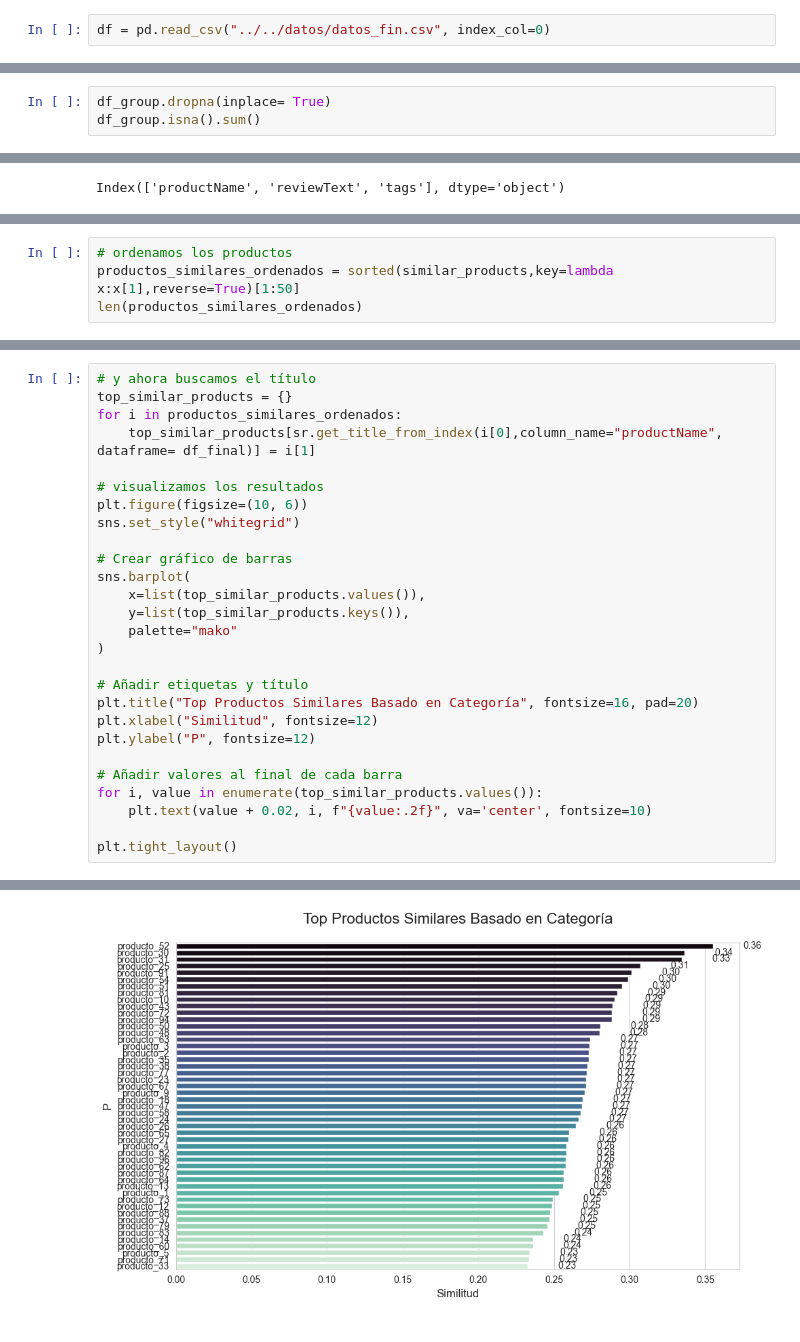
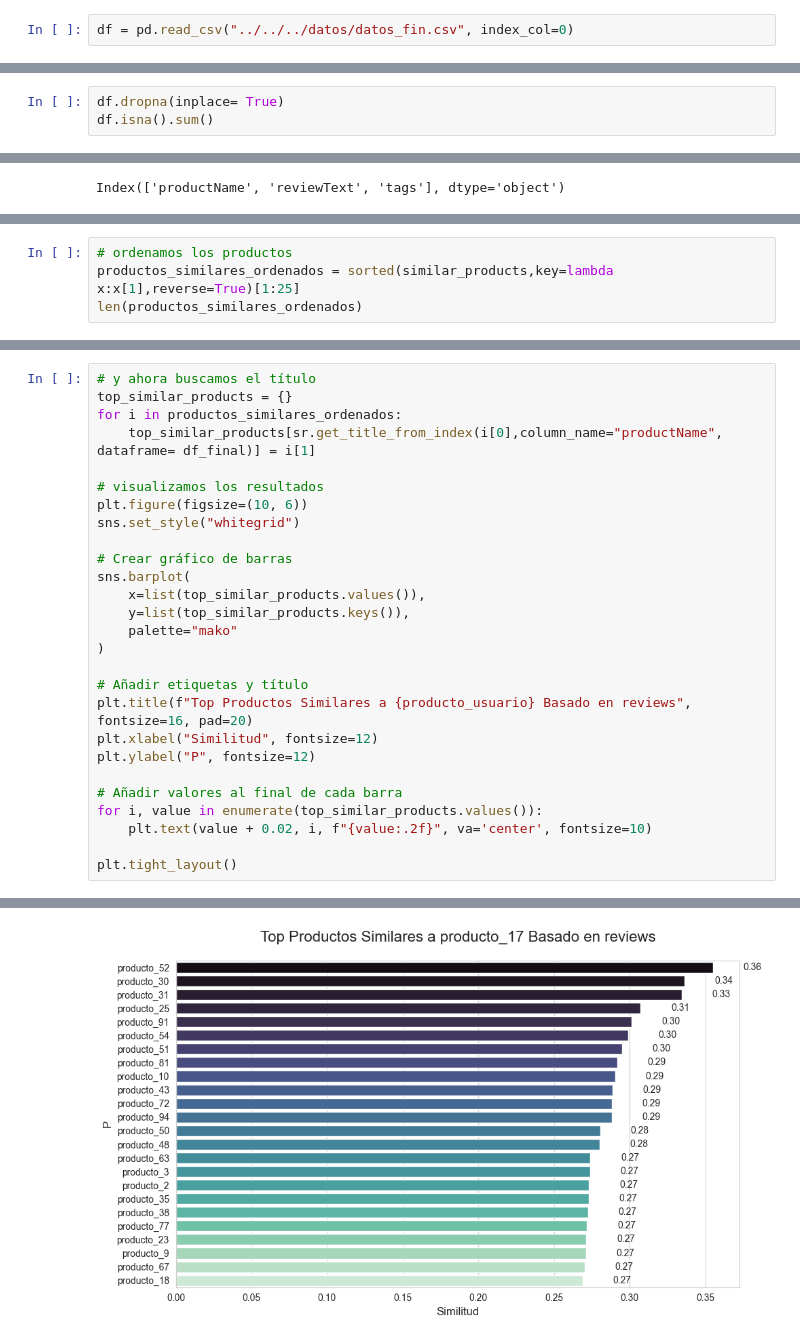
Before and after one commit to fdzvictor/lab2semana11, a Jupyter notebook: modulo09-leccion06-nlp-LAB.ipynb, the cells around one changed output, grey strips where cells are left out. Drawn from its saved outputs; the diff is of its cells as text.

```diff
--- a/modulo09-leccion06-nlp-LAB.ipynb
+++ b/modulo09-leccion06-nlp-LAB.ipynb
@@ -86,2 +109,2 @@ The autoreload extension is already loaded. To reload it, use:
 # %%
-df = pd.read_csv("../../datos/datos_fin.csv", index_col=0)
+df = pd.read_csv("../../../datos/datos_fin.csv", index_col=0)
@@ -100,0 +111,3 @@ dtype: object
+# %%
+df.dropna(inplace= True)
+df.isna().sum()
@@ -104,6 +128,3 @@ df_group = result = df.groupby("productName").agg({
 }).reset_index()
 # %% [markdown]
 LIMPIEZA DF
-# %%
-df_group.dropna(inplace= True)
-df_group.isna().sum()
@@ -297,5 +287,5 @@ similar_products
 # %%
 # ordenamos los productos
-productos_similares_ordenados = sorted(similar_products,key=lambda x:x[1],reverse=True)[1:50]
+productos_similares_ordenados = sorted(similar_products,key=lambda x:x[1],reverse=True)[1:25]
 len(productos_similares_ordenados)
 # %% [output]
@@ -323,32 +313,32 @@ productos_similares_ordenados
 # %%
 # y ahora buscamos el título
 top_similar_products = {}
 for i in productos_similares_ordenados:
     top_similar_products[sr.get_title_from_index(i[0],column_name="productName", dataframe= df_final)] = i[1]
 
 # visualizamos los resultados
 plt.figure(figsize=(10, 6))
 sns.set_style("whitegrid")
 
 # Crear gráfico de barras
 sns.barplot(
     x=list(top_similar_products.values()),
     y=list(top_similar_products.keys()),
     palette="mako"
 )
 
 # Añadir etiquetas y título
-plt.title("Top Productos Similares Basado en Categoría", fontsize=16, pad=20)
+plt.title(f"Top Productos Similares a {producto_usuario} Basado en reviews", fontsize=16, pad=20)
 plt.xlabel("Similitud", fontsize=12)
 plt.ylabel("P", fontsize=12)
 
 # Añadir valores al final de cada barra
 for i, value in enumerate(top_similar_products.values()):
     plt.text(value + 0.02, i, f"{value:.2f}", va='center', fontsize=10)
 
 plt.tight_layout()
 # %% [output]
 Passing `palette` without assigning `hue` is deprecated and will be removed in v0.14.0. Assign the `y` variable to `hue` and set `legend=False` for the same effect.
 
   sns.barplot(
-[figure, old version]
+[figure, new version]
```
Also changed, not shown: parts of 37 cells of this notebook.
